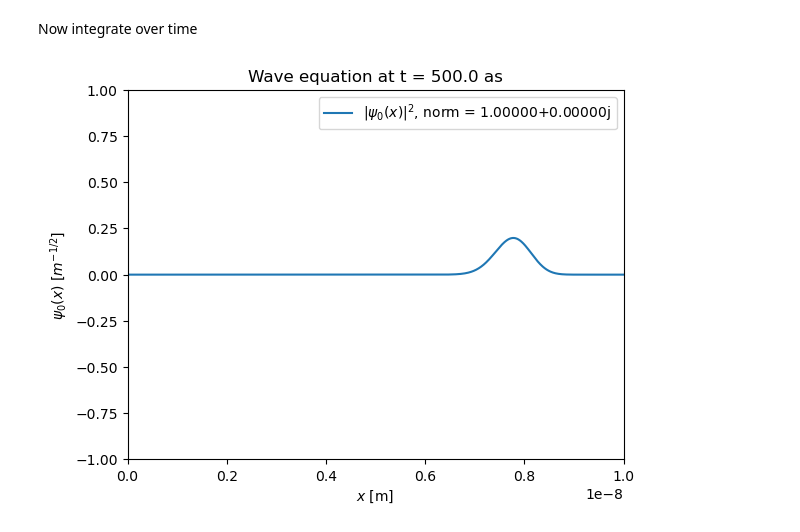
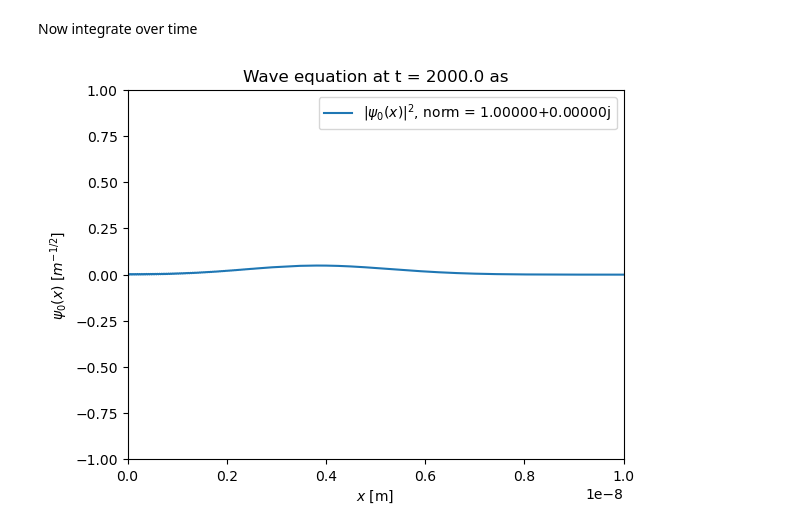
Before and after one commit to vlvovch/PHYS6350-ComputationalPhysics, a Jupyter notebook: code/13_QuantumMechanics/13_QuantumMechanics.ipynb, the cells around one changed output. Saved outputs shown, nothing was run; the diff lists cells and outputs as text; code cells hidden in the pictures.

```diff
--- a/code/13_QuantumMechanics/13_QuantumMechanics.ipynb
+++ b/code/13_QuantumMechanics/13_QuantumMechanics.ipynb
@@ -52,7 +52,7 @@ hbar = 1.0546e-34  # Planck's constant over 2*pi
 e = 1.6022e-19     # Electron charge
 V0 = 50*e
 a  = 1e-11
-N = 1000
+N = 100
 L = 20*a
 dx = L/N
 
@@ -512,25 +510,25 @@ Now integrate over time
 # %%
 from IPython.display import clear_output
 import time
 
 current_time = 0.
-h = 1e-18
-nsteps = 10
-for i in range(50):
+h = 1e-19
+nsteps = 100
+for i in range(200):
     psi = schrodinger_finitediff_solve(psi, h, nsteps, dx, me, 2)
     current_time += h * nsteps
 
     clear_output(wait=True)
     plt.title("Wave equation at t = " + '{:.1f}'.format(current_time*1.e18) + " as")
     plt.xlabel('${x}$ [m]')
     plt.ylabel('${\psi_0(x)}~[m^{-1/2}]}$')
     plt.xlim(0,L)
     plt.ylim(-1,1)
     # plt.xlim(L/2 - 0.05*L,L/2 + 0.05*L)
     #plt.plot([a*k for k in range(N+1)], np.real(psi), label="Re ${\psi_0(x)}$")
     #plt.plot([a*k for k in range(N+1)], np.imag(psi), label="Im ${\psi_0(x)}$")
     plt.plot([a*k for k in range(N+1)], np.abs(psi)**2, label="${|\psi_0(x)}|^2$, norm = " + '{:.5f}'.format(integral_psi2(psi,dx)/norm0))
     plt.legend()
     plt.show()
 # %% [output]
-[figure, old version]
+[figure, new version]
```
Also changed, not shown: parts of 4 cells of this notebook, 4 other files.
